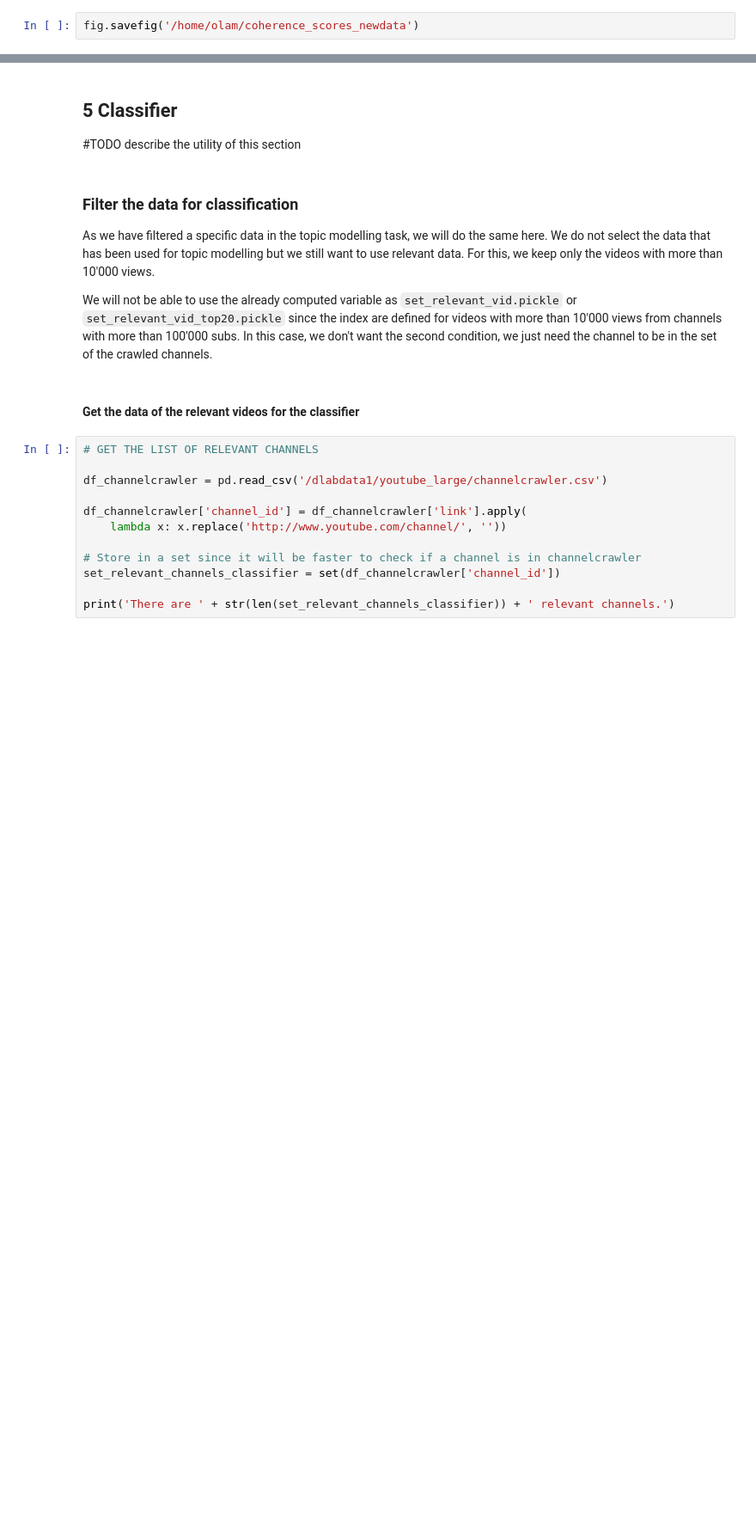
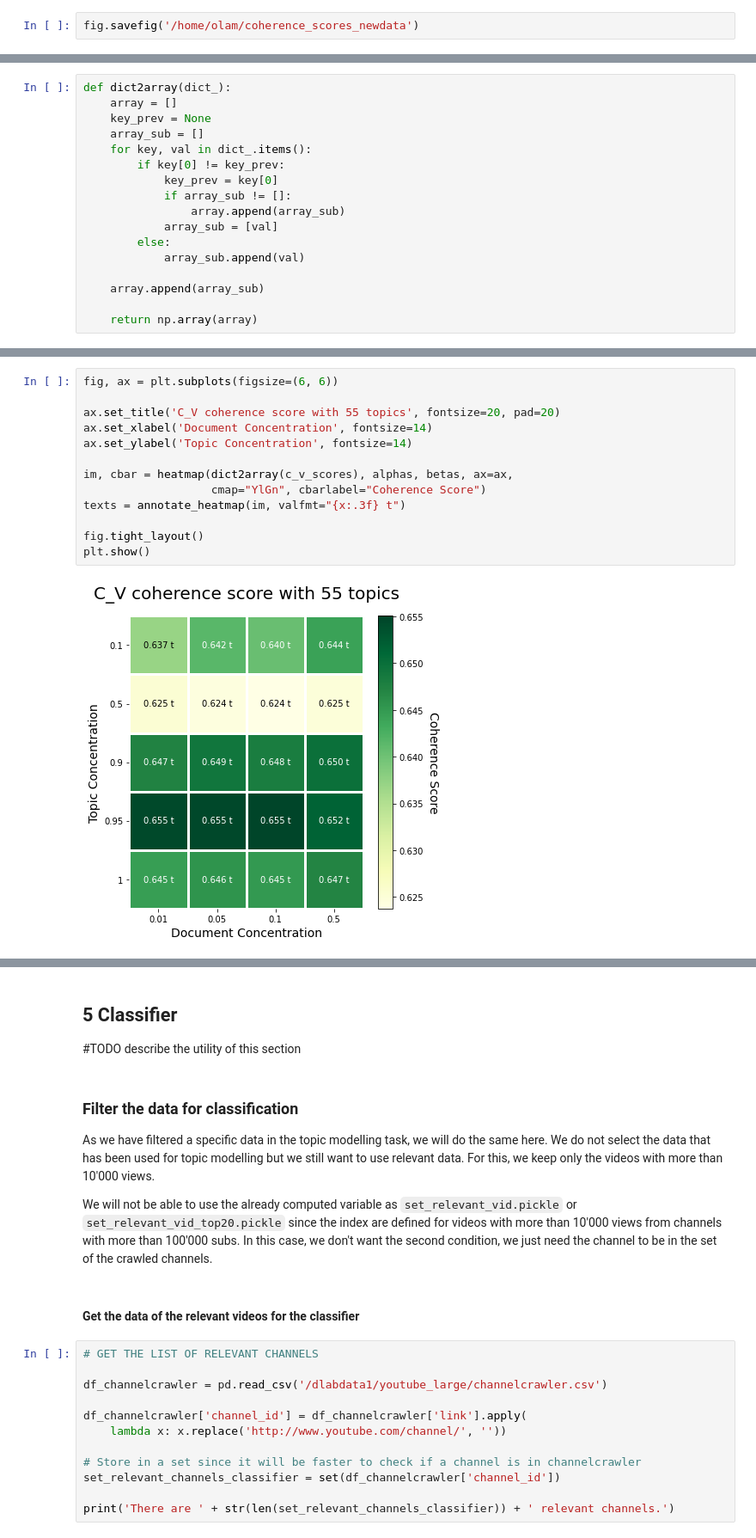
Before and after one commit to manoelhortaribeiro/youtube_projects, a Jupyter notebook: notebooks/0 - Full Pipeline.ipynb, the cells around one changed output, grey strips where cells are left out. Shown at 86% size. Drawn from its saved outputs; the diff is of its cells as text; blank space fills up the shorter version.

```diff
--- a/notebooks/0 - Full Pipeline.ipynb
+++ b/notebooks/0 - Full Pipeline.ipynb
@@ -645,0 +698,17 @@ fig.savefig('/home/olam/coherence_scores_newdata')
+# %%
+def dict2array(dict_):
+    array = []
+    key_prev = None
+    array_sub = []
+    for key, val in dict_.items():
+        if key[0] != key_prev:
+            key_prev = key[0]
+            if array_sub != []:
+                array.append(array_sub)
+            array_sub = [val]
+        else:
+            array_sub.append(val)
+
+    array.append(array_sub)
+
+    return np.array(array)
@@ -645,0 +831,15 @@ fig.savefig('/home/olam/coherence_scores_newdata')
+# %%
+fig, ax = plt.subplots(figsize=(6, 6))
+
+ax.set_title('C_V coherence score with 55 topics', fontsize=20, pad=20)
+ax.set_xlabel('Document Concentration', fontsize=14)
+ax.set_ylabel('Topic Concentration', fontsize=14)
+
+im, cbar = heatmap(dict2array(c_v_scores), alphas, betas, ax=ax,
+                   cmap="YlGn", cbarlabel="Coherence Score")
+texts = annotate_heatmap(im, valfmt="{x:.3f} t")
+
+fig.tight_layout()
+plt.show()
+# %% [output]
+[figure, added]
```
Also changed, not shown: parts of 32 cells of this notebook, 4 other files.
